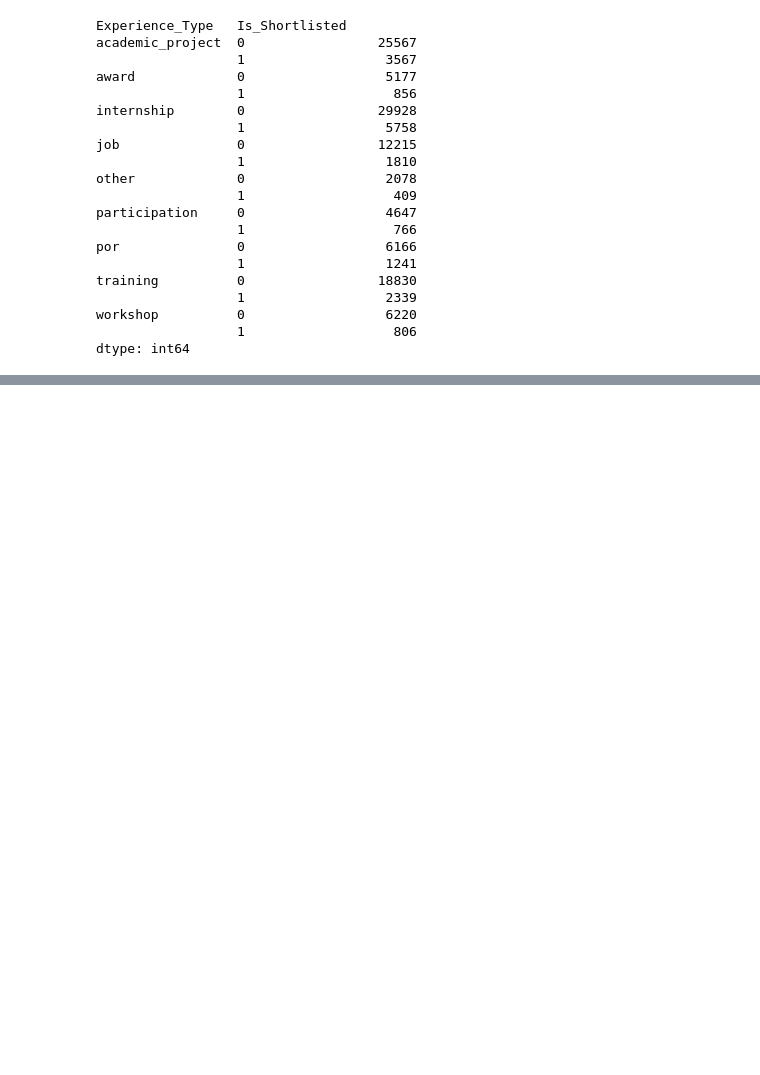
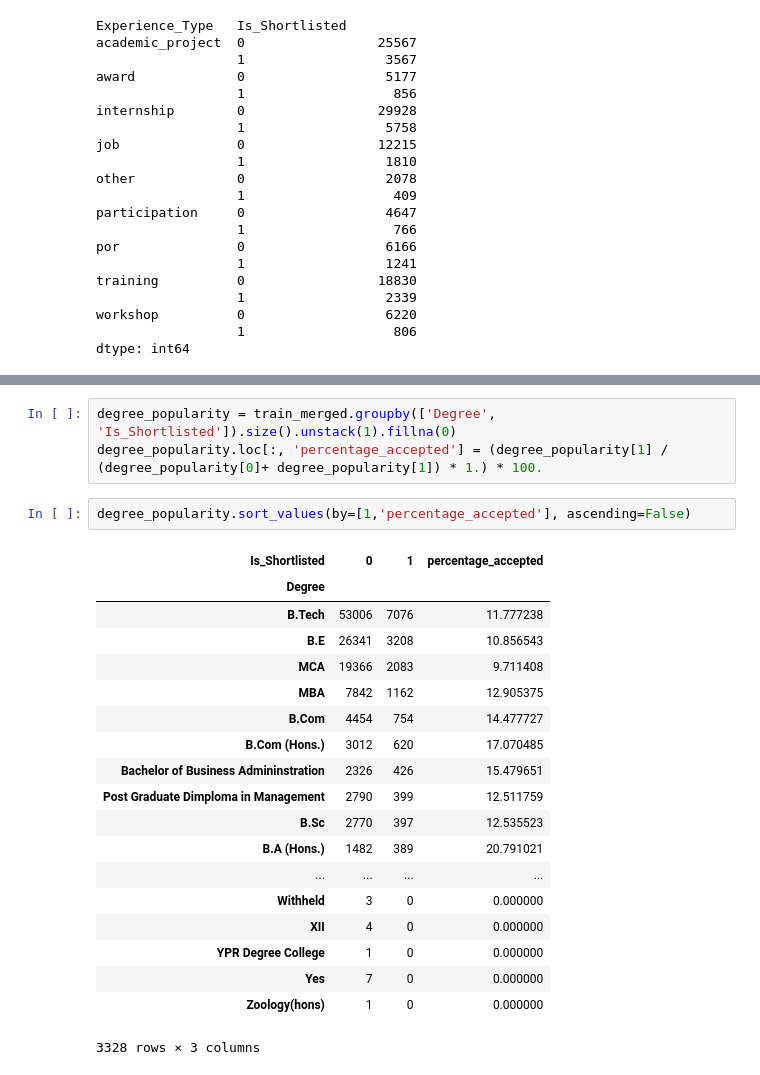
Before and after one commit to numb3r33/av-practice, a Jupyter notebook: date-your_data/notebooks/Date_Your_Data - Exploratory Data Analysis.ipynb, the cells around one changed output, grey strips where cells are left out. Saved outputs shown, nothing was run; the diff lists cells and outputs as text; blank space fills up the shorter version.

```diff
--- a/date-your_data/notebooks/Date_Your_Data - Exploratory Data Analysis.ipynb
+++ b/date-your_data/notebooks/Date_Your_Data - Exploratory Data Analysis.ipynb
@@ -214,0 +239,25 @@ dtype: int64
+# %%
+degree_popularity = train_merged.groupby(['Degree', 'Is_Shortlisted']).size().unstack(1).fillna(0)
+degree_popularity.loc[:, 'percentage_accepted'] = (degree_popularity[1] / (degree_popularity[0]+ degree_popularity[1]) * 1.) * 100.
+# %%
+degree_popularity.sort_values(by=[1,'percentage_accepted'], ascending=False)
+# %% [output]
+| Is_Shortlisted | 0 | 1 | percentage_accepted |
+| Degree |  |  |  |
+| B.Tech | 53006 | 7076 | 11.777238 |
+| B.E | 26341 | 3208 | 10.856543 |
+| MCA | 19366 | 2083 | 9.711408 |
+| MBA | 7842 | 1162 | 12.905375 |
+| B.Com | 4454 | 754 | 14.477727 |
+| B.Com (Hons.) | 3012 | 620 | 17.070485 |
+| Bachelor of Business Admininstration | 2326 | 426 | 15.479651 |
+| Post Graduate Dimploma in Management | 2790 | 399 | 12.511759 |
+| B.Sc | 2770 | 397 | 12.535523 |
+| B.A (Hons.) | 1482 | 389 | 20.791021 |
+| ... | ... | ... | ... |
+| Withheld | 3 | 0 | 0.000000 |
+| XII | 4 | 0 | 0.000000 |
+| YPR Degree College | 1 | 0 | 0.000000 |
+| Yes | 7 | 0 | 0.000000 |
+| Zoology(hons) | 1 | 0 | 0.000000 |
+3328 rows × 3 columns
```
Also changed, not shown: parts of 12 cells of this notebook, 1 other file.
